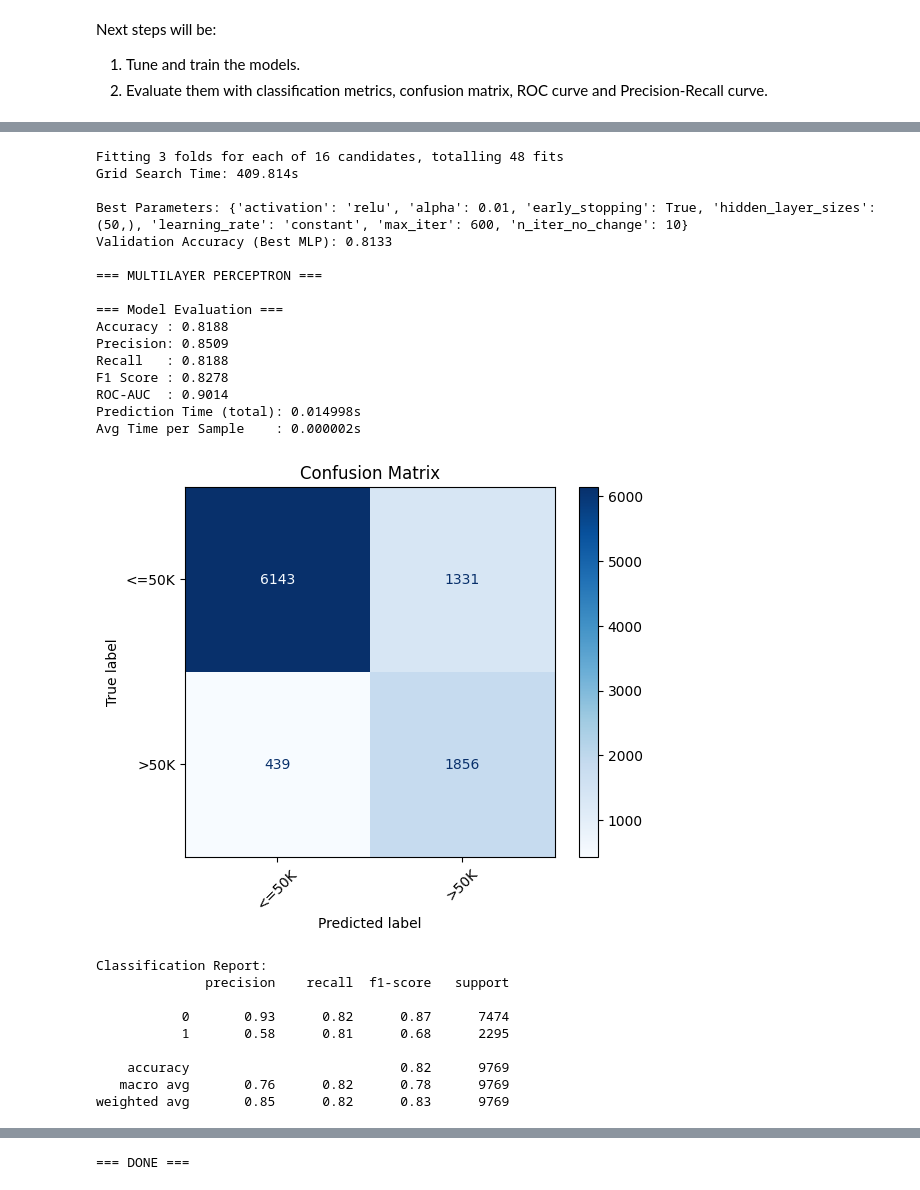
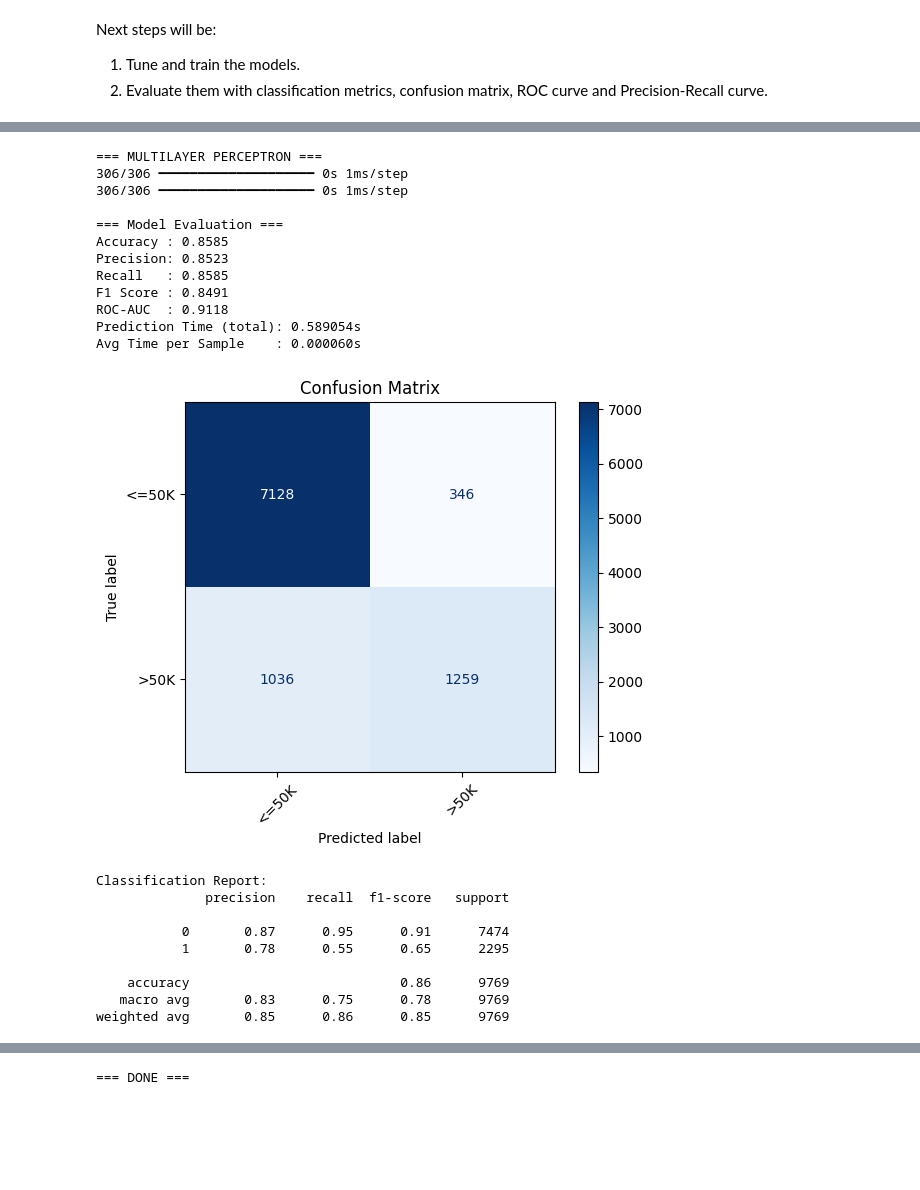
Before and after one commit to ykhuay/ML-Adult-Dataset, a Jupyter notebook: CSCI218_Group_Project_(ML_on_Adult_Dataset).ipynb, the cells around one changed output, grey strips where cells are left out. Saved outputs shown, nothing was run; the diff lists cells and outputs as text; code cells hidden in the pictures; blank space fills up the shorter version.

```diff
--- a/CSCI218_Group_Project_(ML_on_Adult_Dataset).ipynb
+++ b/CSCI218_Group_Project_(ML_on_Adult_Dataset).ipynb
@@ -634,8 +703,6 @@ def train_svm_classifier(X_train, y_train, X_val, y_val):
 
     return best_svm
 # %%
-# Method to evaluate all classification models
-
 def evaluate_model(model, X_test, y_test):
     """
     Evaluate the performance of a trained model on the test set.
@@ -649,7 +716,7 @@ def evaluate_model(model, X_test, y_test):
     start_time = timer()
 
     # Make predictions on the test set
-    y_pred = model.predict(X_test)
+    y_pred = (model.predict(X_test) > 0.5).astype("int32")  # For MLP, we threshold at 0.5
 
     # End timer and calculate total prediction time
     end_time = timer()
@@ -662,24 +729,24 @@ def evaluate_model(model, X_test, y_test):
     f1   = f1_score(y_test, y_pred, average='weighted', zero_division=0)
 
     # Check if the model supports probability estimates or decision function
-    has_proba    = hasattr(model, "predict_proba")
+    has_proba = hasattr(model, "predict_proba")
     has_decision = hasattr(model, "decision_function")
 
     # Initialize variables for ROC-AUC and predicted probabilities
     roc_auc = None
-    y_prob  = None
+    y_prob = None
 
-    # If the model supports probability estimates, use predict_proba
-    if has_proba:
-        y_prob = model.predict_proba(X_test)[:, 1]  # Predicted probabilities for the positive class
-        roc_auc = roc_auc_score(y_test, y_prob)  # Calculate ROC-AUC score
-
-    # If the model supports decision function but not predict_proba, use decision_function
-    elif has_decision:
-        decision_vals = model.decision_function(X_test)  # Decision function values
-        dv_min, dv_max = decision_vals.min(), decision_vals.max()  # Min and max values
-        y_prob = (decision_vals - dv_min) / (dv_max - dv_min + 1e-9)  # Normalize to [0, 1]
-        roc_auc = roc_auc_score(y_test, y_prob)  # Calculate ROC-AUC score
+    # If the model supports probability estimates (like MLP), use predict_proba or predict
+    try:
+        if has_proba:
+            y_prob = model.predict_proba(X_test)[:, 1]  # For classification tasks with two classes
+            roc_auc = roc_auc_score(y_test, y_prob)  # Calculate ROC-AUC score
+        elif hasattr(model, 'predict'):  # For MLP
+            y_prob = model.predict(X_test)[:, 0]  # Probabilities for binary classification with MLP
+            roc_auc = roc_auc_score(y_test, y_prob)  # Calculate ROC-AUC score
+    except AttributeError:
+        # If neither method is available, skip ROC-AUC
+        pass
 
     # Print evaluation metrics
     print("\n=== Model Evaluation ===")
@@ -767,3 +836,6 @@ Classification Report:
 weighted avg       0.85      0.80      0.81      9769
 [figure]
 === DONE ===
+# %%
+# Train tuned MLP model, ignore error
+best_mlp = train_mlp_classifier(X_train_sm, y_train_sm, X_val, y_val)
@@ -770,33 +863,28 @@ weighted avg       0.85      0.80      0.81      9769
 # %%
-# Evaluate tuned MLP model
-best_mlp = train_mlp_tuned(X_train_sm, y_train_sm, X_val, y_val)
+# Evaluate MLP model
 print("\n=== MULTILAYER PERCEPTRON ===")
 evaluate_model(best_mlp, X_test, y_test)
 print("\n=== DONE ===")
 # %% [output]
-Fitting 3 folds for each of 16 candidates, totalling 48 fits
-Grid Search Time: 409.814s
-
-Best Parameters: {'activation': 'relu', 'alpha': 0.01, 'early_stopping': True, 'hidden_layer_sizes': (50,), 'learning_rate': 'constant', 'max_iter': 600, 'n_iter_no_change': 10}
-Validation Accuracy (Best MLP): 0.8133
-
 === MULTILAYER PERCEPTRON ===
+306/306 ━━━━━━━━━━━━━━━━━━━━ 0s 1ms/step
+306/306 ━━━━━━━━━━━━━━━━━━━━ 0s 1ms/step
 
 === Model Evaluation ===
-Accuracy : 0.8188
-Precision: 0.8509
-Recall   : 0.8188
-F1 Score : 0.8278
-ROC-AUC  : 0.9014
-Prediction Time (total): 0.014998s
-Avg Time per Sample    : 0.000002s
+Accuracy : 0.8585
+Precision: 0.8523
+Recall   : 0.8585
+F1 Score : 0.8491
+ROC-AUC  : 0.9118
+Prediction Time (total): 0.589054s
+Avg Time per Sample    : 0.000060s
-[figure, old version]
+[figure, new version]
 Classification Report:
               precision    recall  f1-score   support
 
-           0       0.93      0.82      0.87      7474
-           1       0.58      0.81      0.68      2295
+           0       0.87      0.95      0.91      7474
+           1       0.78      0.55      0.65      2295
 
-    accuracy                           0.82      9769
-   macro avg       0.76      0.82      0.78      9769
-weighted avg       0.85      0.82      0.83      9769
+    accuracy                           0.86      9769
+   macro avg       0.83      0.75      0.78      9769
+weighted avg       0.85      0.86      0.85      9769
```
Also changed, not shown: parts of 8 cells of this notebook.
